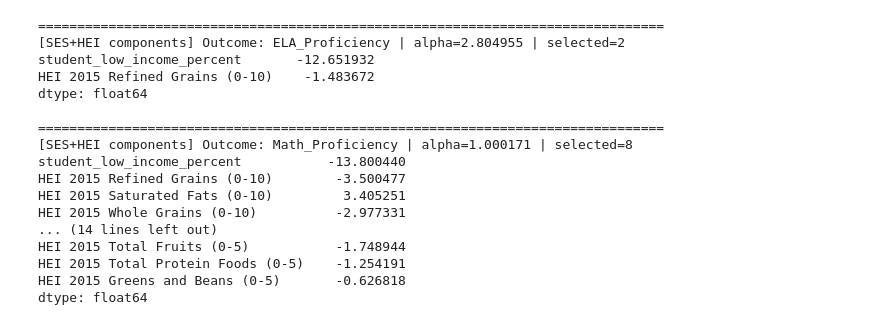
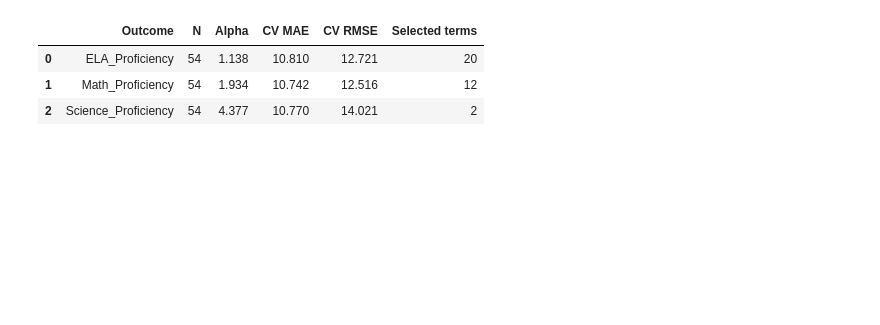
Before and after one commit to IshitaSingh23/STUDENT-MEALS, a Jupyter notebook: lasso.ipynb, the cells around one changed output. Drawn from its saved outputs; the diff is of its cells as text; code cells hidden in the pictures; blank space fills up the shorter version.

```diff
--- a/lasso.ipynb
+++ b/lasso.ipynb
@@ -111,28 +30,19 @@ dtype: float64
-# %%
-SES_VARS = [c for c in ["student_low_income_percent","student_disabilities_percent","ROE"] if c in df.columns]
-HEI_COMP = [c for c in df.columns if str(c).startswith("HEI 2015") and "Total Score" not in str(c)]
-predictor_cols_small = [c for c in SES_VARS + HEI_COMP if c in df.columns]
-
-for y in OUTCOMES:
-    res = run_lasso_for_outcome(y, predictor_cols_small, cv_splits=5)
-    print("\n" + "="*80)
-    print(f"[SES+HEI components] Outcome: {y} | alpha={res['alpha']:.6f} | selected={res['n_selected']}")
-    print(res["selected_coefs"])
-# %% [output]
-================================================================================
-[SES+HEI components] Outcome: ELA_Proficiency | alpha=2.804955 | selected=2
-student_low_income_percent       -12.651932
-HEI 2015 Refined Grains (0-10)    -1.483672
-dtype: float64
-
-================================================================================
-[SES+HEI components] Outcome: Math_Proficiency | alpha=1.000171 | selected=8
-student_low_income_percent           -13.800440
-HEI 2015 Refined Grains (0-10)        -3.500477
-HEI 2015 Saturated Fats (0-10)         3.405251
-HEI 2015 Whole Grains (0-10)          -2.977331
-... (14 lines left out)
-HEI 2015 Total Fruits (0-5)           -1.748944
-HEI 2015 Total Protein Foods (0-5)    -1.254191
-HEI 2015 Greens and Beans (0-5)       -0.626818
-dtype: float64
+# %%
+#helper for handling outliers
+class IQRClipper(BaseEstimator, TransformerMixin):
+    def __init__(self, factor=1.5):
+        self.factor = factor
+
+    def fit(self, X, y=None):
+        X_df = pd.DataFrame(X)
+        q1 = X_df.quantile(0.25)
+        q3 = X_df.quantile(0.75)
+        iqr = q3 - q1
+
+        self.lower_ = q1 - self.factor * iqr
+        self.upper_ = q3 + self.factor * iqr
+        return self
+
+    def transform(self, X):
+        X_df = pd.DataFrame(X)
+        return X_df.clip(self.lower_, self.upper_, axis=1).values
@@ -138,0 +133,31 @@ dtype: float64
+# %%
+#run outcome & summarise
+results = {}
+
+for outcome in OUTCOMES:
+    results[outcome] = fit_lasso_for_outcome(
+        df=df,
+        outcome=outcome,
+        predictors=PREDICTORS,
+        cv_splits=5,
+        top_n=15
+    )
+
+summary_df = pd.DataFrame([
+    {
+        "Outcome": outcome,
+        "N": res["n"],
+        "Alpha": res["alpha"],
+        "CV MAE": res["cv_mae"],
+        "CV RMSE": res["cv_rmse"],
+        "Selected terms": len(res["selected_terms"])
+    }
+    for outcome, res in results.items()
+]).round(3)
+
+summary_df
+# %% [output]
+|  | Outcome | N | Alpha | CV MAE | CV RMSE | Selected terms |
+| 0 | ELA_Proficiency | 54 | 1.138 | 10.810 | 12.721 | 20 |
+| 1 | Math_Proficiency | 54 | 1.934 | 10.742 | 12.516 | 12 |
+| 2 | Science_Proficiency | 54 | 4.377 | 10.770 | 14.021 | 2 |
```
Also changed, not shown: parts of 10 cells of this notebook.
